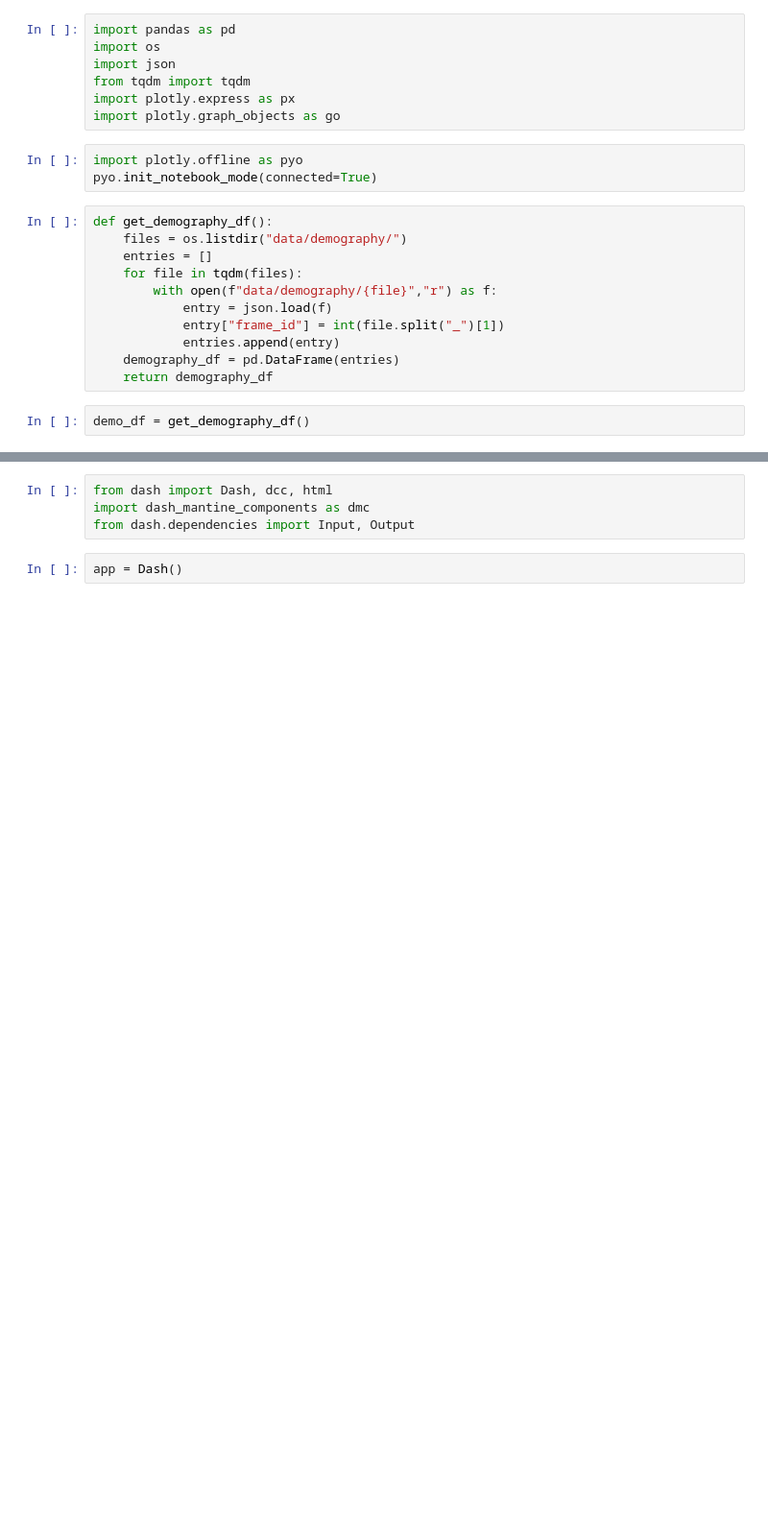
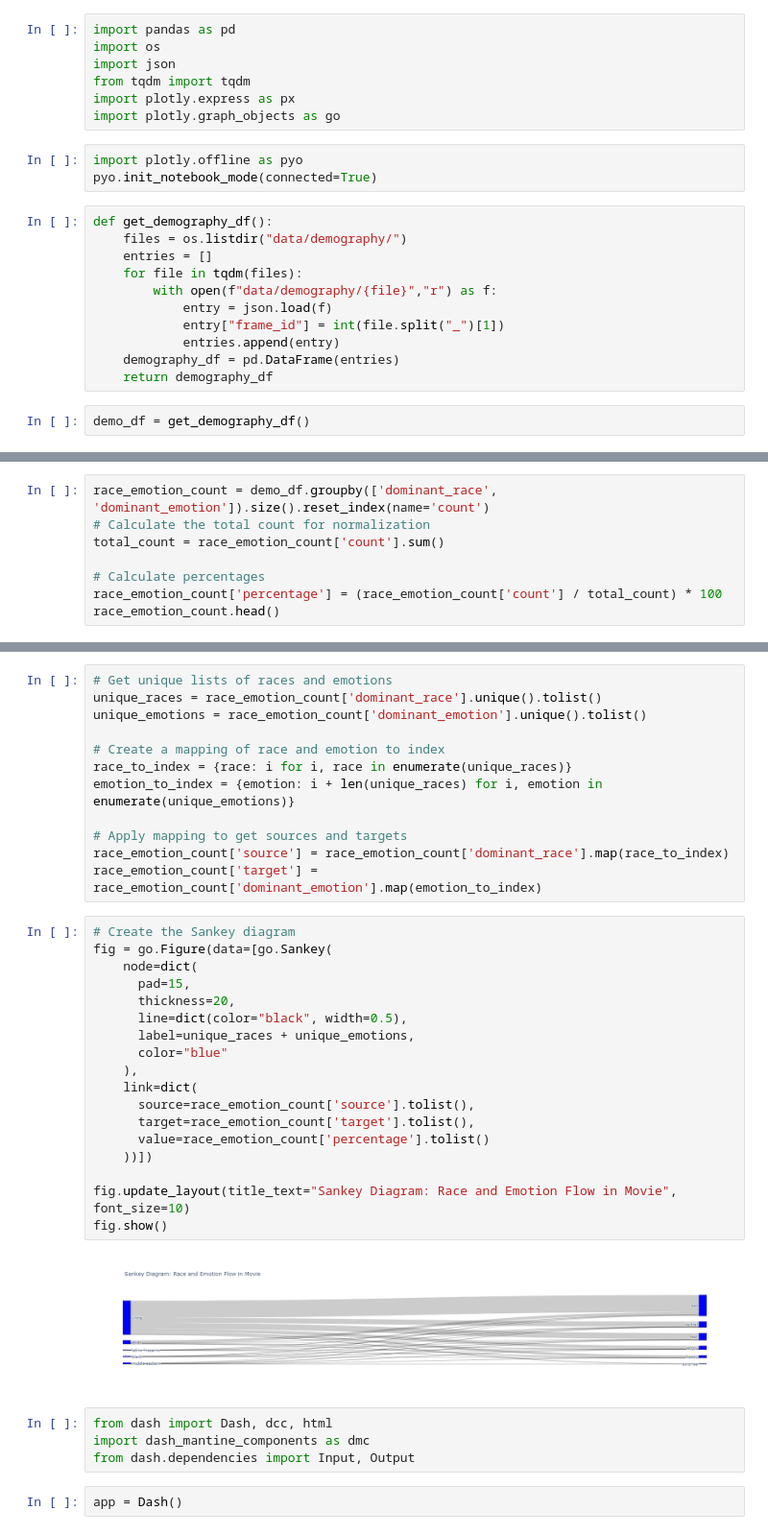
Before and after one commit to debadyuti0510/Video-Diversity-Analysis, a Jupyter notebook: Visualizations.ipynb, the cells around one changed output, grey strips where cells are left out. Shown at 96% size. Cells and saved outputs as stored; diff of their text form; blank space fills up the shorter version.

Commit message:
added sankey and stacked bar chart for emotion and race

```diff
--- a/Visualizations.ipynb
+++ b/Visualizations.ipynb
@@ -97,0 +24,8 @@ fig.update_layout(
+# %%
+race_emotion_count = demo_df.groupby(['dominant_race', 'dominant_emotion']).size().reset_index(name='count')
+# Calculate the total count for normalization
+total_count = race_emotion_count['count'].sum()
+
+# Calculate percentages
+race_emotion_count['percentage'] = (race_emotion_count['count'] / total_count) * 100
+race_emotion_count.head()
@@ -98,3 +39,35 @@ fig.update_layout(
+# %%
+# Get unique lists of races and emotions
+unique_races = race_emotion_count['dominant_race'].unique().tolist()
+unique_emotions = race_emotion_count['dominant_emotion'].unique().tolist()
+
+# Create a mapping of race and emotion to index
+race_to_index = {race: i for i, race in enumerate(unique_races)}
+emotion_to_index = {emotion: i + len(unique_races) for i, emotion in enumerate(unique_emotions)}
+
+# Apply mapping to get sources and targets
+race_emotion_count['source'] = race_emotion_count['dominant_race'].map(race_to_index)
+race_emotion_count['target'] = race_emotion_count['dominant_emotion'].map(emotion_to_index)
+# %%
+# Create the Sankey diagram
+fig = go.Figure(data=[go.Sankey(
+    node=dict(
+      pad=15,
+      thickness=20,
+      line=dict(color="black", width=0.5),
+      label=unique_races + unique_emotions,
+      color="blue"
+    ),
+    link=dict(
+      source=race_emotion_count['source'].tolist(),
+      target=race_emotion_count['target'].tolist(),
+      value=race_emotion_count['percentage'].tolist()
+    ))])
+
+fig.update_layout(title_text="Sankey Diagram: Race and Emotion Flow in Movie", font_size=10)
+fig.show()
+# %% [output]
+[figure, added]
 # %%
 from dash import Dash, dcc, html
 import dash_mantine_components as dmc
```
Also changed, not shown: parts of 15 cells of this notebook.
